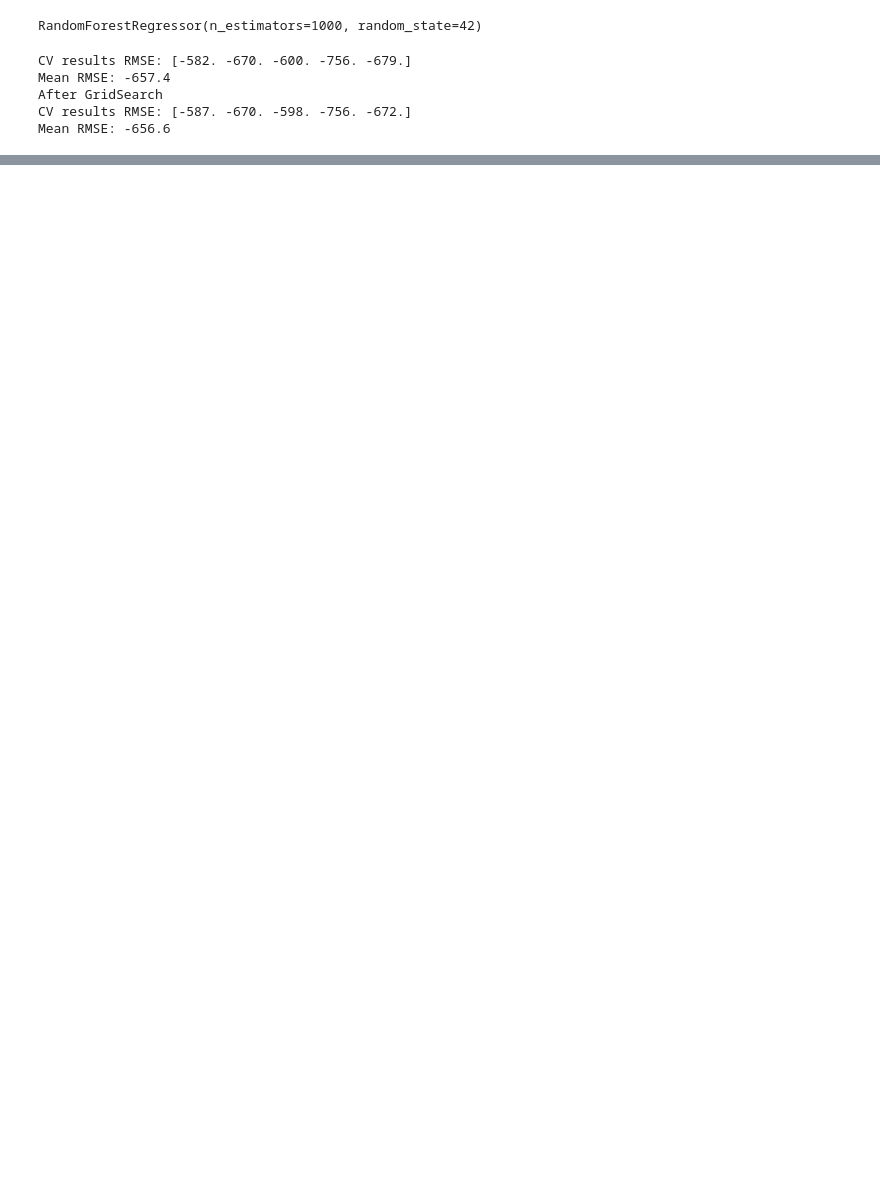
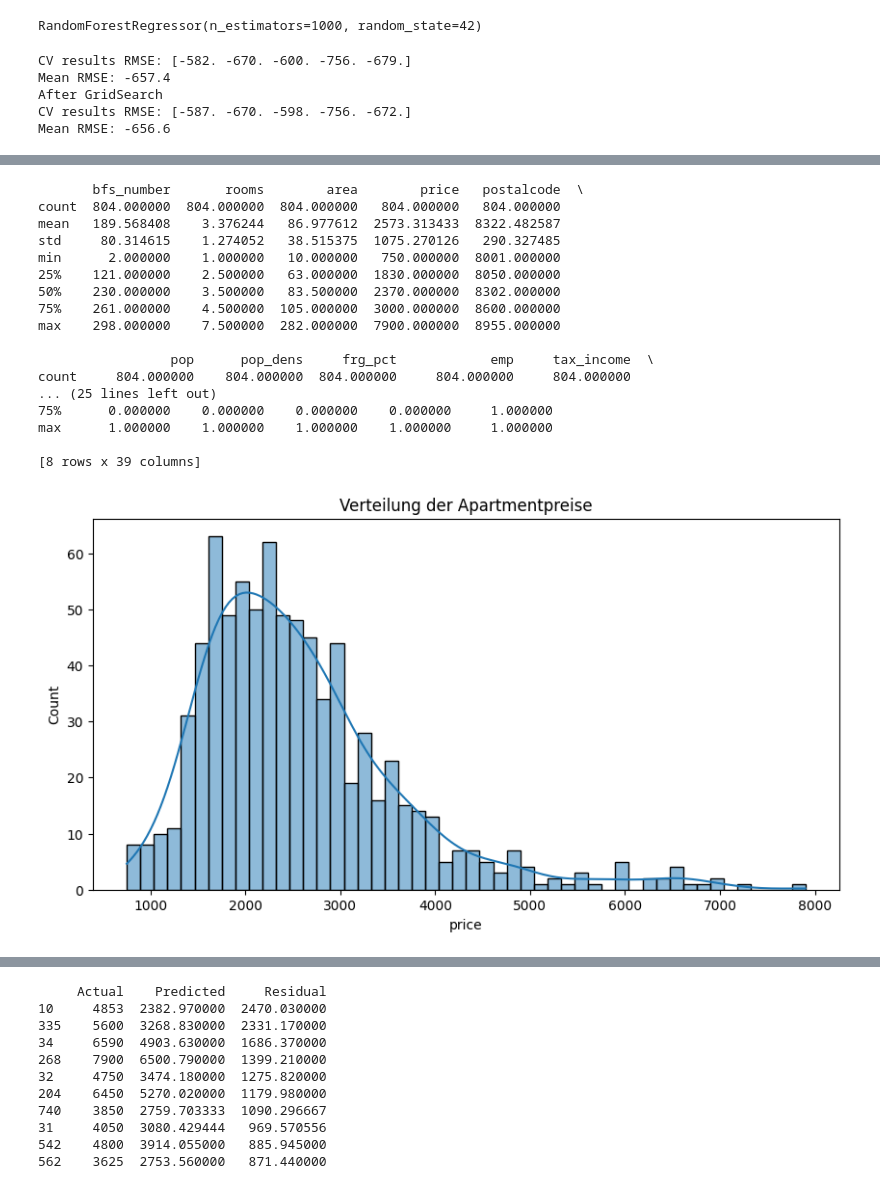
Before and after one commit to Jegattha/ai-applications-fs25, a Jupyter notebook: week2/feature_engineering.ipynb, the cells around one changed output, grey strips where cells are left out. Cells and saved outputs as stored; diff of their text form; code cells hidden in the pictures; blank space fills up the shorter version.

```diff
--- a/week2/feature_engineering.ipynb
+++ b/week2/feature_engineering.ipynb
@@ -565,3 +565,59 @@ CV results RMSE: [-625. -662. -622. -733. -680.]
 Mean RMSE: -664.4
 # %%
 df.to_csv('apartments_data_enriched_with_new_features.csv')
+# %%
+# Exploratory Data Analysis (EDA)
+import matplotlib.pyplot as plt
+import seaborn as sns
+
+# Überblick über die Daten
+print(df.describe())
+
+# Visualisierung der Preisverteilung
+plt.figure(figsize=(10,5))
+sns.histplot(df['price'], bins=50, kde=True)
+plt.title('Verteilung der Apartmentpreise')
+plt.show()
+
+# Modell Residuenanalyse
+from sklearn.model_selection import train_test_split
+from sklearn.metrics import mean_squared_error
+
+X, y = df[features], df['price']
+X_train, X_test, y_train, y_test = train_test_split(X, y, test_size=0.2, random_state=42)
+
+model = RandomForestRegressor(random_state=42)
+model.fit(X_train, y_train)
+y_pred = model.predict(X_test)
+
+# Residuen berechnen
+residuals = y_test - y_pred
+df_residuals = pd.DataFrame({'Actual': y_test, 'Predicted': y_pred, 'Residual': residuals})
+
+# Visualisierung der Residuen
+plt.figure(figsize=(10,5))
+sns.histplot(df_residuals['Residual'], bins=50, kde=True)
+plt.title('Verteilung der Residuen')
+plt.show()
+
+# Zeige die Top 10 größten Residuen
+print(df_residuals.nlargest(10, 'Residual'))
+# %% [output]
+       bfs_number       rooms        area        price   postalcode  \
+count  804.000000  804.000000  804.000000   804.000000   804.000000
+mean   189.568408    3.376244   86.977612  2573.313433  8322.482587
+std     80.314615    1.274052   38.515375  1075.270126   290.327485
+min      2.000000    1.000000   10.000000   750.000000  8001.000000
+25%    121.000000    2.500000   63.000000  1830.000000  8050.000000
+50%    230.000000    3.500000   83.500000  2370.000000  8302.000000
+75%    261.000000    4.500000  105.000000  3000.000000  8600.000000
+max    298.000000    7.500000  282.000000  7900.000000  8955.000000
+
+                 pop      pop_dens     frg_pct            emp     tax_income  \
+count     804.000000    804.000000  804.000000     804.000000     804.000000
+... (25 lines left out)
+75%      0.000000    0.000000    0.000000    0.000000     1.000000
+max      1.000000    1.000000    1.000000    1.000000     1.000000
+
+[8 rows x 39 columns]
+[figure, added]
@@ -567,0 +625,11 @@ df.to_csv('apartments_data_enriched_with_new_features.csv')
+     Actual    Predicted     Residual
+10     4853  2382.970000  2470.030000
+335    5600  3268.830000  2331.170000
+34     6590  4903.630000  1686.370000
+268    7900  6500.790000  1399.210000
+32     4750  3474.180000  1275.820000
+204    6450  5270.020000  1179.980000
+740    3850  2759.703333  1090.296667
+31     4050  3080.429444   969.570556
+542    4800  3914.055000   885.945000
+562    3625  2753.560000   871.440000
```
Also changed, not shown: parts of 5 cells of this notebook, 1 other file.
